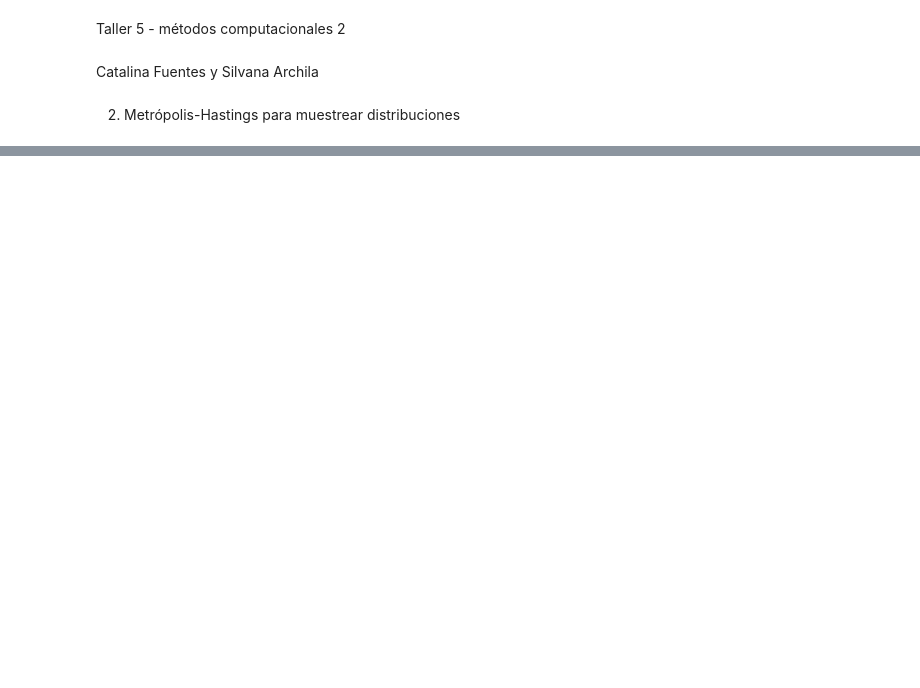
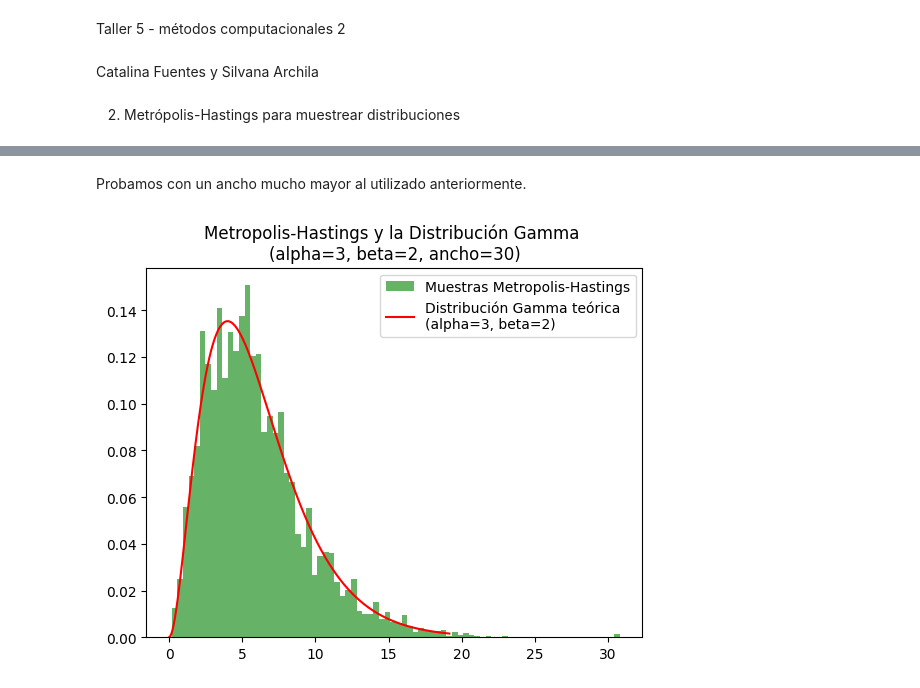
Before and after one commit to sarchilagomez1/MetodosComputacionales2-Fuentes-Archila, a Jupyter notebook: Taller5_fuentesarchila.ipynb, the cells around one changed output, grey strips where cells are left out. Saved outputs shown, nothing was run; the diff lists cells and outputs as text; code cells hidden in the pictures; blank space fills up the shorter version.

```diff
--- a/Taller5_fuentesarchila.ipynb
+++ b/Taller5_fuentesarchila.ipynb
@@ -176,0 +183,38 @@ plt.show()
+# %% [markdown]
+Probamos con un ancho mucho mayor al utilizado anteriormente.
+# %%
+ancho3 = 30
+def metropolis_hastings_gamma(alpha, beta, N):
+    x = np.random.rand()
+    samples = [x]
+
+    for i in range(N):
+        # Propuesta de un nuevo valor usando una distribución normal en torno al actual
+        x_new = samples[-1] + np.random.normal(0, ancho3)
+
+        # Calculamos la tasa de aceptación
+        tasa = gamma_distr(x_new, alpha, beta) / gamma_distr(x, alpha, beta)
+
+        # Aceptamos o rechazamos la propuesta
+        if np.random.rand() < tasa:
+            x = x_new
+
+        samples.append(x)
+
+    return np.array(samples)
+
+N = 30000
+samples2 = metropolis_hastings_gamma(alpha, beta, N)
+
+#Histograma
+plt.hist(samples2, bins=80, density=True, alpha=0.6, color='g', label="Muestras Metropolis-Hastings")
+
+#Función Gamma
+x = np.linspace(0, np.max(samples), 1000)
+plt.plot(x, stats.gamma.pdf(x, a=alpha, scale=beta), 'r-', label=f"Distribución Gamma teórica \n(alpha={alpha}, beta={beta})")
+
+plt.legend()
+plt.title(f"Metropolis-Hastings y la Distribución Gamma \n(alpha={alpha}, beta={beta}, ancho={ancho3})")
+plt.show()
+# %% [output]
+[figure, added]
```
Also changed, not shown: parts of 16 cells of this notebook.
